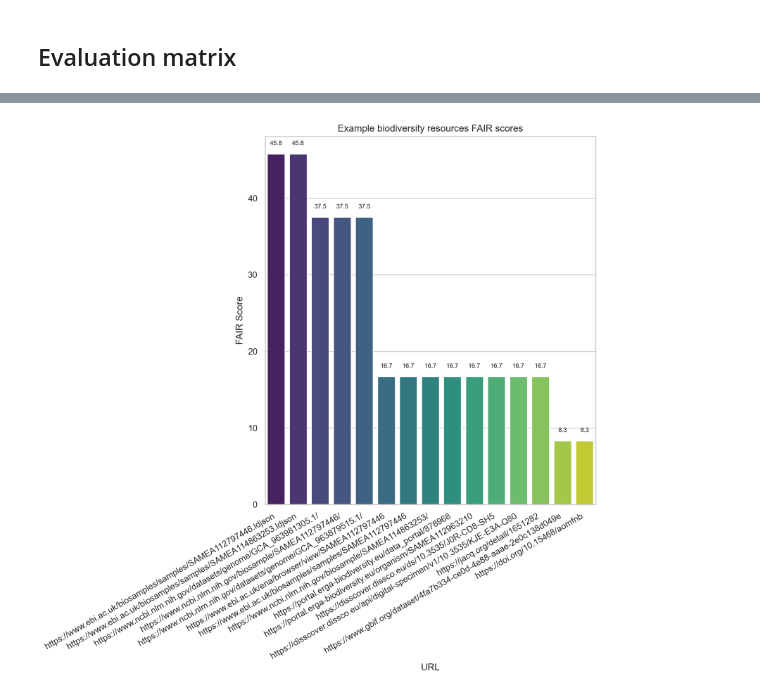
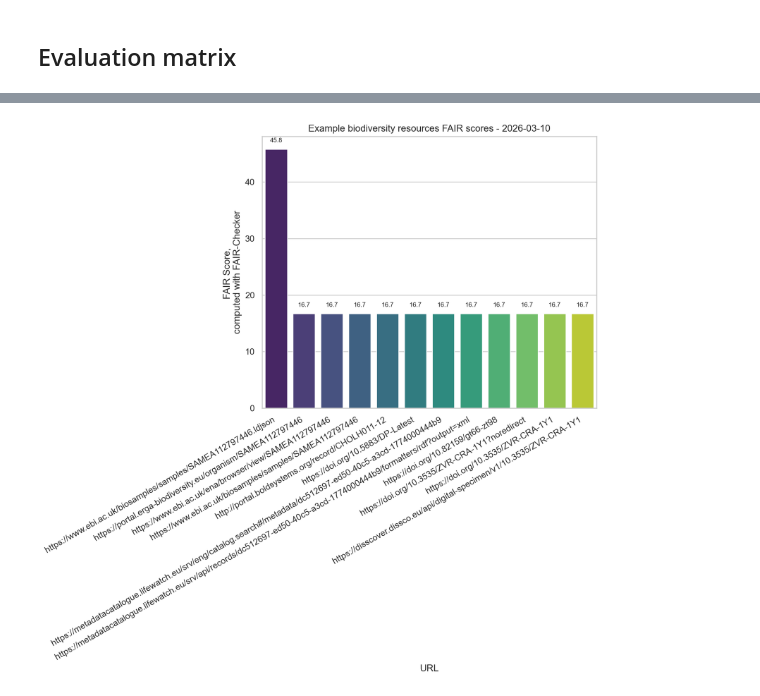
Before and after one commit to Phloemus/FAIR-checker, a Jupyter notebook: notebooks/BiodivEval.ipynb, the cells around one changed output, grey strips where cells are left out. Cells and saved outputs as stored; diff of their text form; code cells hidden in the pictures.

```diff
--- a/notebooks/BiodivEval.ipynb
+++ b/notebooks/BiodivEval.ipynb
@@ -23,24 +23,23 @@ import matplotlib as mpl
 # %% [markdown]
 ## Input dataset
 # %%
-URLs = [
-    "https://www.ncbi.nlm.nih.gov/datasets/genome/GCA_963981305.1/",
-    "https://www.ncbi.nlm.nih.gov/biosample/SAMEA112797446/",
-
+M61_URLS = [
+    "https://portal.erga-biodiversity.eu/organism/SAMEA112797446",
     "https://www.ebi.ac.uk/ena/browser/view/SAMEA112797446",
     "https://www.ebi.ac.uk/biosamples/samples/SAMEA112797446",
     "https://www.ebi.ac.uk/biosamples/samples/SAMEA112797446.ldjson",
 
-    "https://portal.erga-biodiversity.eu/data_portal/878968",
-    "https://portal.erga-biodiversity.eu/organism/SAMEA112797446",
+    "http://portal.boldsystems.org/record/CHOLH011-12", # page not found
+    "https://doi.org/10.5883/DP-Latest", # can manually download JSON data only
 
-    "https://www.gbif.org/dataset/4fa7b334-ce0d-4e88-aaae-2e0c138d049e",
-    "https://doi.org/10.15468/aomfnb",
+    "https://metadatacatalogue.lifewatch.eu/srv/eng/catalog.search#/metadata/dc512697-ed50-40c5-a3cd-1774000444b9",
+    "https://metadatacatalogue.lifewatch.eu/srv/api/records/dc512697-ed50-40c5-a3cd-1774000444b9/formatters/rdf?output=xml", #  non valid RDF/XML
 
-    "https://disscover.dissco.eu/ds/10.3535/J0R-CD8-SH5",
-    "https://disscover.dissco.eu/api/digital-specimen/v1/10.3535/KJE-E3A-Q80",
-    "https://jacq.org/detail/1651282"
+    "https://doi.org/10.82159/gt66-zt98", # HTTPS + self-signed certificate
+
+    "https://doi.org/10.3535/ZVR-CRA-1Y1?noredirect", # DOI web page not machine-readable, no schema.org
+    "https://doi.org/10.3535/ZVR-CRA-1Y1",
+    "https://disscover.dissco.eu/api/digital-specimen/v1/10.3535/ZVR-CRA-1Y1" # non valid JSON-LD
 ]
-
-URLs
+M61_URLS
 # %% [output]
@@ -74,7 +70,9 @@ from tqdm.notebook import tqdm
 df = pd.DataFrame()
 rows = []
 
-for u in tqdm(URLs):
+for u in tqdm(M61_URLS):
+#for u in tqdm(URLs):
+    print("Evaluating "+u)
     start = time.time()
     res = requests.get(url=FC_all_metrics_url, params={"url": u})
     eval_in_sec = time.time() - start
@@ -85,10 +83,12 @@ for u in tqdm(URLs):
 
         # iterating over all evaluation results
         for e in evaluations:
+            #print(e)
             row[e["metric"]] = int(e["score"])
         # row["duration (s)"] = round(eval_in_sec, 2)
-        print(row)
+        # print(row)
         rows.append(row)
     except JSONDecodeError as error:
         print("Cannot get FAIR assesment for "+u)
+        print(res.text)
 # %% [output]
@@ -186,39 +171,41 @@ import matplotlib.pyplot as plt
 import seaborn as sns
 
 
-df = pd.read_csv("biodiv-fc_evals-2026.csv")
+df = pd.read_csv("M62-biodiv-fc_evals-2026.csv", index_col=0)
+
+today = time.strftime("%Y-%m-%d")
 
 # plot with seaborn a bar plot for all FAIR scores of the DOIs
 plt.figure(figsize=(10, 10))
 plt.rcParams["figure.dpi"] = 200
 plt.rcParams["font.size"] = 8
 
 # sort the dataframe by FAIR score
 df = df.sort_values(by="FAIR_score", ascending=False, ignore_index=True)
 
 sns.set_theme(style="whitegrid")
 sns.barplot(data=df, x="URL", y="FAIR_score", hue="URL", palette="viridis", legend=False)
 
 # annotate the bars with the FAIR score
 for index, row in df.iterrows():
     plt.text(
         index,
         row["FAIR_score"] + 1,
         str(row["FAIR_score"]),
         ha="center",
         va="bottom",
         fontsize=8,
     )
 
 plt.xticks(rotation=30, ha="right")
-plt.title(f"Example biodiversity resources FAIR scores")
+plt.title(f"Example biodiversity resources FAIR scores \n {today}")
 plt.xlabel("URL")
-plt.ylabel("FAIR Score")
+plt.ylabel("FAIR Score (from FAIR-Checker)")
 plt.tight_layout()
 
 
-plt.savefig("biodiv_fair_scores.png", dpi=300)
-plt.savefig("biodiv_fair_scores.pdf", dpi=300)
+plt.savefig("M62-biodiv_fair_scores.png", dpi=300)
+plt.savefig("M62-biodiv_fair_scores.pdf", dpi=300)
 plt.show()
 # %% [output]
-[figure, old version]
+[figure, new version]
```
Also changed, not shown: parts of 3 cells of this notebook, 3 other files.
